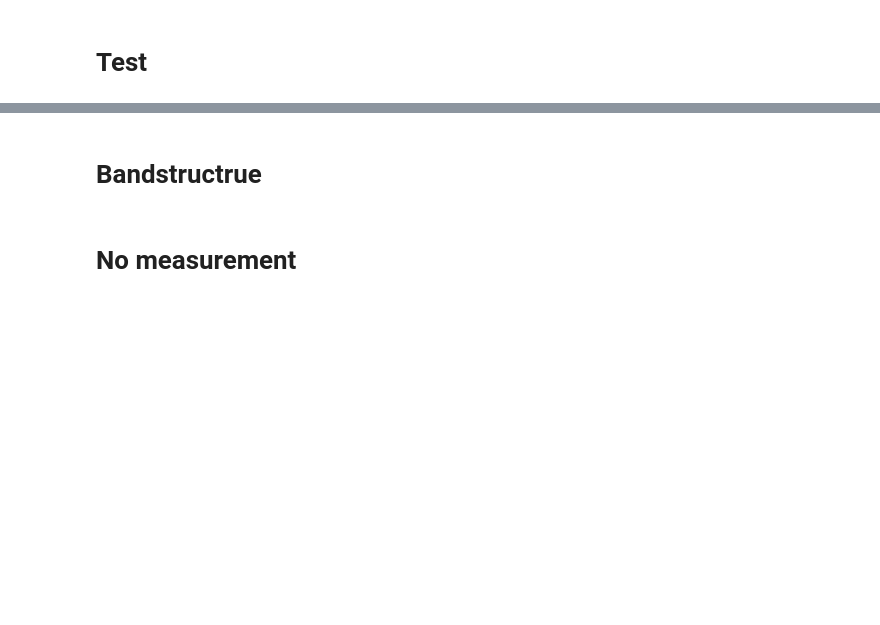
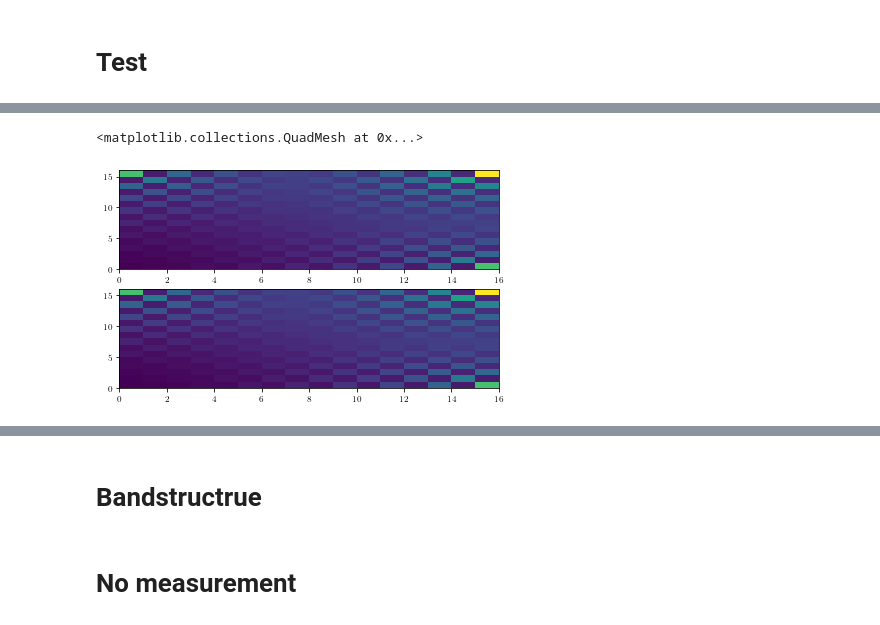
Before and after one commit to hainingpan/SPT, a Jupyter notebook: test_Chern_insulator.ipynb, the cells around one changed output, grey strips where cells are left out. Saved outputs shown, nothing was run; the diff lists cells and outputs as text; code cells hidden in the pictures; blank space fills up the shorter version.

```diff
--- a/test_Chern_insulator.ipynb
+++ b/test_Chern_insulator.ipynb
@@ -530,0 +585,8 @@ params.covariance_matrix()
+# %%
+fig,ax=plt.subplots(2,1)
+level=params.vec.shape[0]//2
+ax[0].pcolormesh(params.vec[:,level][::2].reshape((params.Lx,params.Ly)).__abs__())
+ax[1].pcolormesh(params.vec[:,level][1::2].reshape((params.Lx,params.Ly)).__abs__())
+# %% [output]
+<matplotlib.collections.QuadMesh at 0x...>
+[figure, added]
```
Also changed, not shown: parts of 63 cells of this notebook, 3 other files.
